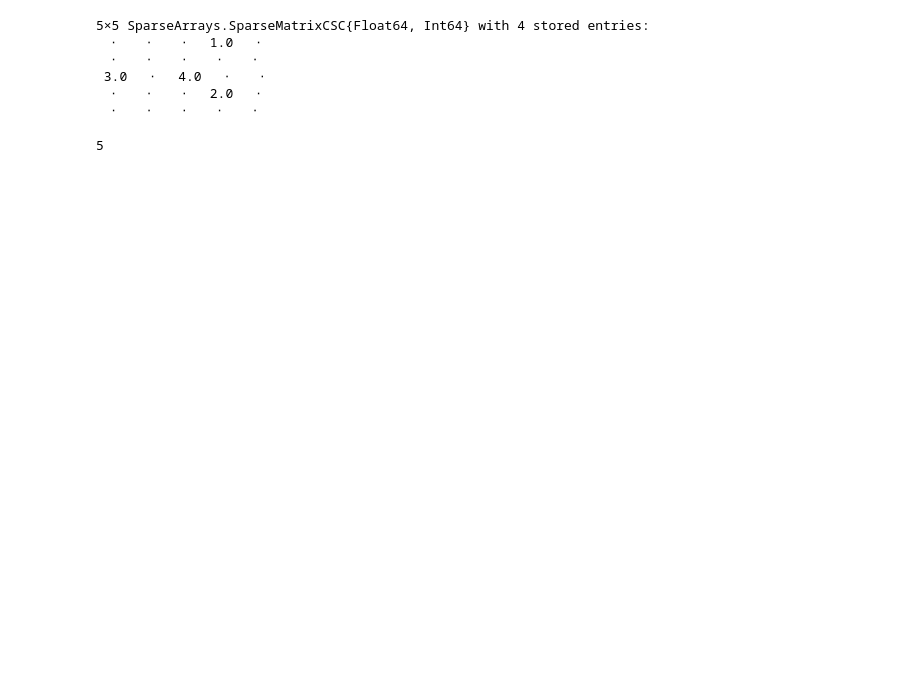
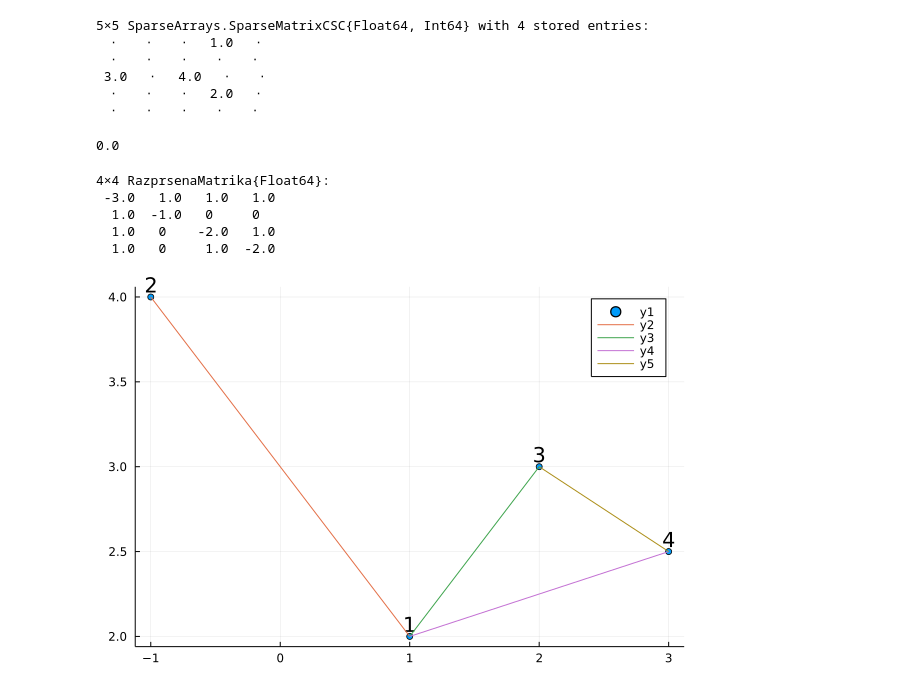
Before and after one commit to realdragonturtle/num-mat, a Jupyter notebook: src/dn2/nb.ipynb, the cells around one changed output. Saved outputs shown, nothing was run; the diff lists cells and outputs as text; code cells hidden in the pictures; blank space fills up the shorter version.

Commit message:
start adding example

```diff
--- a/src/dn2/nb.ipynb
+++ b/src/dn2/nb.ipynb
@@ -145,3 +124,0 @@ B
-# %%
-x = [1, 2, 34, 23, 6]
-x' * (A * x)
@@ -150,15 +125,16 @@ x' * (A * x)
 # %%
 function conj_grad(M::RazprsenaMatrika, b::Vector, eps=1e-10, maxitr=100)
-    x = zeros(M.n)
+
+    x = zeros(M.m)
     r = b - M*x
     dotr = dot(r, r) # old r dot product
     if dotr < eps
-        return (x, k)
+        return (x, 0)
     end
     p = r
     k = 1
     while true
-        display(dotr)
+        # display(dotr)
         mp = M * p
         alpha = dotr / (p' * mp)
         x += alpha * p
@@ -296,7 +258,3 @@ s = sparse(B)
  3.0   ⋅   4.0   ⋅    ⋅
   ⋅    ⋅    ⋅   2.0   ⋅
   ⋅    ⋅    ⋅    ⋅    ⋅
-# %%
-lastindex(s, 1)
-# %% [output]
-5
@@ -304,0 +261,14 @@ lastindex(s, 1)
+# %%
+s[1, 1]
+# %% [output]
+0.0
+# %%
+# example
+A = [-3 1 1 1; 1 -1 0 0; 1 0 -2 1; 1 0 1 -2]
+A = matrika(A)
+# %% [output]
+4×4 RazprsenaMatrika{Float64}:
+ -3.0   1.0   1.0   1.0
+  1.0  -1.0   0     0
+  1.0   0    -2.0   1.0
+  1.0   0     1.0  -2.0
@@ -304,0 +277,13 @@ lastindex(s, 1)
+# %%
+cord = [1 2; -1 4; 2 3; 3 2.5]
+scatter(cord[:, 1], cord[:, 2], series_annotations = text.(1:length(cord), :bottom))
+for i=1:A.n
+    for j=1:A.m
+        if A[i, j] > 0 && i < j
+            plot!(cord[[i, j], 1], cord[[i, j], 2])
+        end
+    end
+end
+display(plot!())
+# %% [output]
+[figure, added]
```
Also changed, not shown: parts of 13 cells of this notebook, 2 other files.
